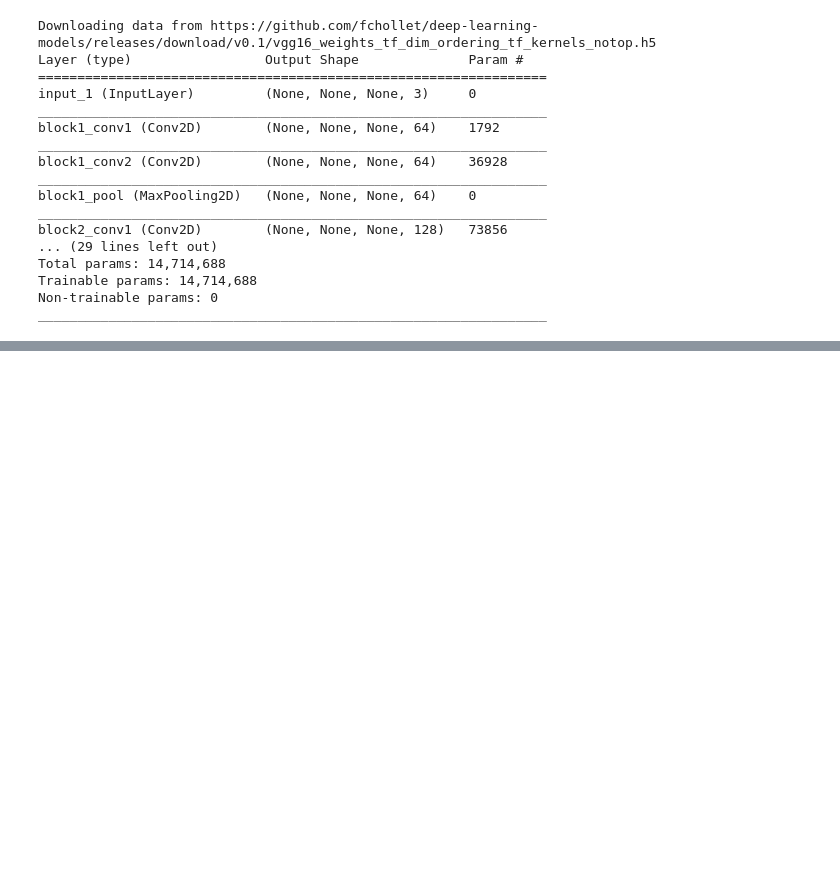
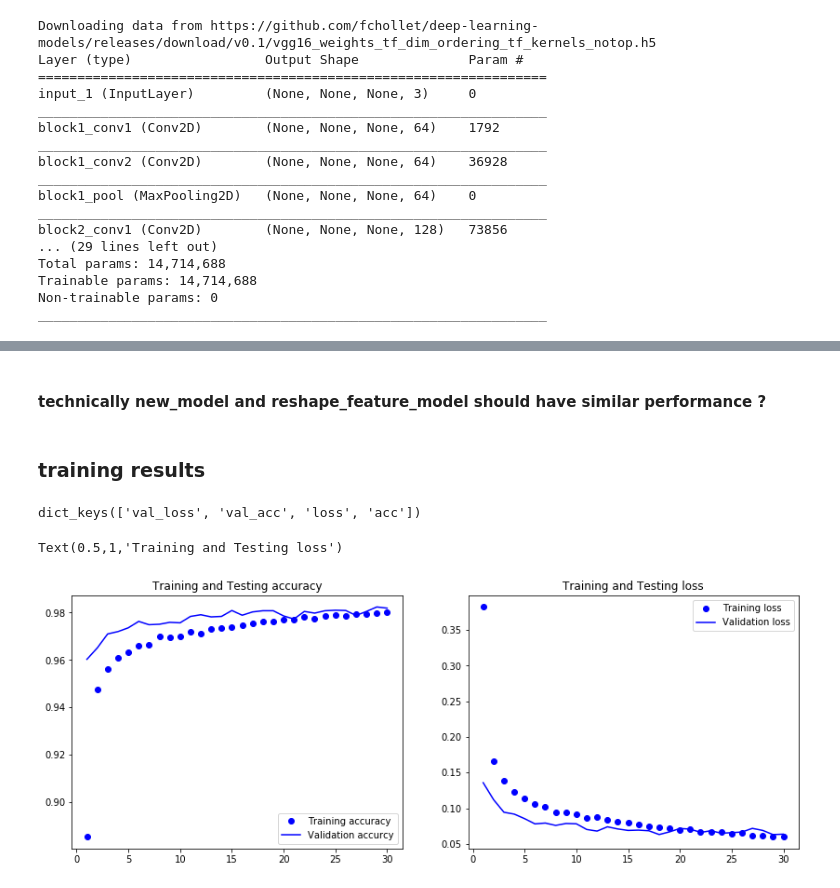
Before and after one commit to yueying-teng/Math_of_intelligence, a Jupyter notebook: CNN/MNIST_VGG_transfer_simple_floyd.ipynb, the cells around one changed output, grey strips where cells are left out. Drawn from its saved outputs; the diff is of its cells as text; code cells hidden in the pictures; blank space fills up the shorter version.

```diff
--- a/CNN/MNIST_VGG_transfer_simple_floyd.ipynb
+++ b/CNN/MNIST_VGG_transfer_simple_floyd.ipynb
@@ -295,8 +354,19 @@ array([], shape=(60000, 0, 0, 512), dtype=float32)
 # %%
+# load the data without reshaping
+
+feature_train = np.load('feature_train.npy')
+feature_test = np.load('feature_test.npy')
+
 # create the simple linear model that will be fed with extracted features
 
 new_model = Sequential()
-new_model.add(Dense(10, activation = 'softmax', input_shape = (feature_train.shape[-1], )))
+
+# input_shape is the image/feature shape
+new_model.add(Flatten(input_shape = (1, 1, 512)))
+
+new_model.add(Dense(256, activation = 'relu', input_shape = (512, )))
+new_model.add(Dropout(0.5))
+new_model.add(Dense(10, activation = 'softmax'))
 
 new_model.summary()
 # %% [output]
@@ -310,12 +386,6 @@ Trainable params: 5,130
 Non-trainable params: 0
 _________________________________________________________________
 # %%
-# rehshape features extracted for training and testing data to be suitable for model fitting
-print(feature_train.shape)
-
-feature_train_reshaped = feature_train.reshape(feature_train.shape[0], feature_train.shape[-1])
-feature_test_reshaped = feature_test.reshape(feature_test.shape[0], feature_test.shape[-1])
-print(feature_train_reshaped.shape)
 
 # model compile
 new_model.compile(optimizer = 'adam', loss = 'categorical_crossentropy', metrics = ['accuracy'])
@@ -324,5 +394,6 @@ new_model.compile(optimizer = 'adam', loss = 'categorical_crossentropy', metrics
 # - x_train in the original model.fit has to be of (num_exampels, nrows, ncols, nchannels)
 # - now only the Dense layer is trained, x_trian's size should match this requiremnt
 
-new_model.fit(feature_train_reshaped, y_train, batch_size = batch_size, epochs = epochs, validation_data = (feature_test_reshaped, y_test))
+history = new_model.fit(feature_train, y_train, batch_size = batch_size,
+                        epochs = epochs, validation_data = (feature_test, y_test))
 # %% [output]
@@ -338,0 +488,31 @@ new_model.evaluate(feature_test, y_test)
+# %% [markdown]
+#### technically new_model and reshape_feature_model should have similar performance ?
+# %% [markdown]
+### training results
+# %%
+print (history.history.keys())
+
+train_acc = history.history['acc']
+train_loss = history.history['loss']
+val_acc = history.history['val_acc']
+val_loss = history.history['val_loss']
+
+
+fig = plt.figure(figsize = (14, 5))
+fig.add_subplot(1, 2, 1)
+epochs = range(1, len(train_acc) + 1)
+plt.plot(epochs, train_acc, 'bo', label = 'Training accuracy')
+plt.plot(epochs, val_acc, 'b-', label = 'Validation accurcy')
+plt.legend()
+plt.title('Training and Testing accuracy')
+
+fig.add_subplot(1, 2, 2)
+epochs = range(1, len(train_acc) + 1)
+plt.plot(epochs, train_loss, 'bo', label = 'Training loss')
+plt.plot(epochs, val_loss, 'b-', label = 'Validation loss')
+plt.legend()
+plt.title('Training and Testing loss')
+# %% [output]
+dict_keys(['val_loss', 'val_acc', 'loss', 'acc'])
+Text(0.5,1,'Training and Testing loss')
+[figure, added]
```
Also changed, not shown: parts of 35 cells of this notebook.
